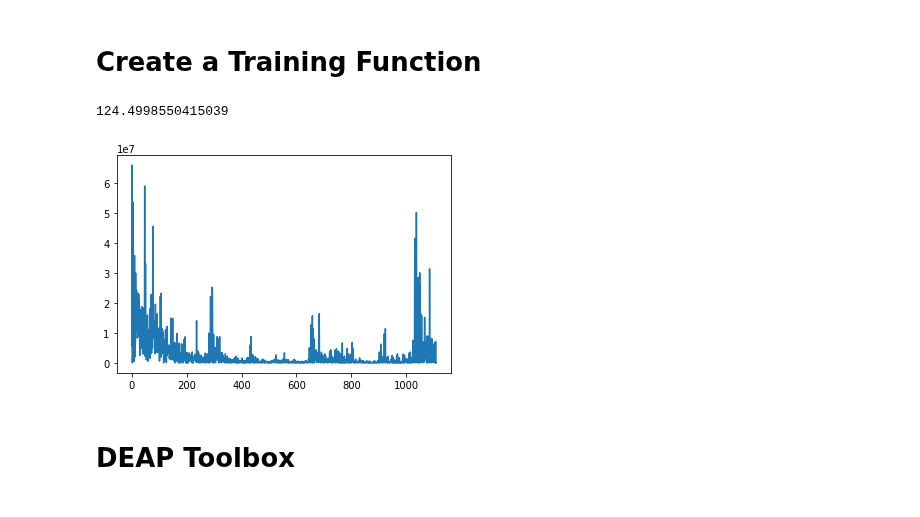
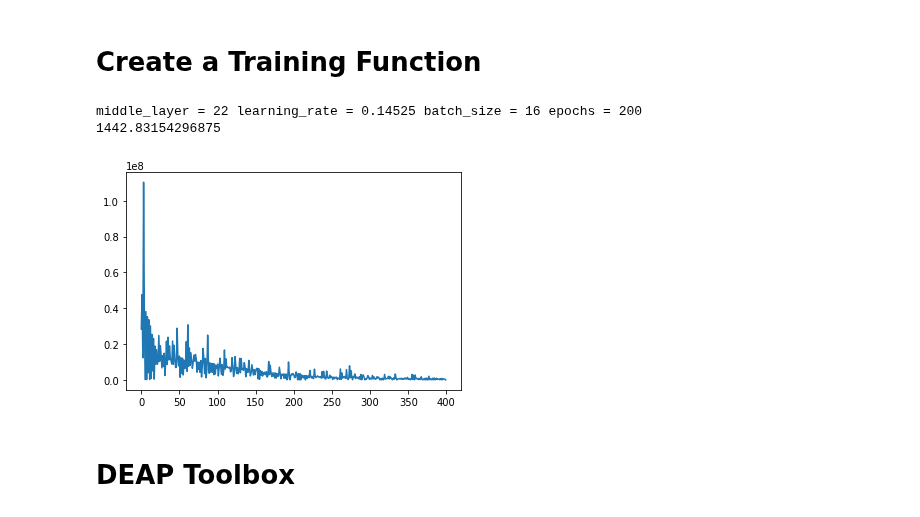
Before and after one commit to cxbxmxcx/Evolutionary-Deep-Learning, a Jupyter notebook: EDL_5_PSO_HPO.ipynb, the cells around one changed output. Drawn from its saved outputs; the diff is of its cells as text; code cells hidden in the pictures.

```diff
--- a/EDL_5_PSO_HPO.ipynb
+++ b/EDL_5_PSO_HPO.ipynb
@@ -69,8 +70,14 @@ class HyperparametersEC(object):
     out = ""
     for d in self.hparms:
       ds = self.__dict__[d]
-      out += f"{d} = {ds}\n"
+      out += f"{d} = {ds} "
     return out
+
+  def values(self):
+    vals = []
+    for d in self.hparms:
+      vals.append(self.__dict__[d])
+    return vals
 
   def size(self):
     return len(self.hparms)
@@ -100,21 +107,21 @@ def linespace_int(min,max):
     i = yield
     i = (clamp(i, -1.0, 1.0) + 1.0) / 2.0
     yield int(i * rnge) + min
+
+def static(val):
+  while True:
+    yield val
 # %% [markdown]
 # Create the HyperparamtersEC Object
 # %%
 #@title Instantiate the HPO
 hp = HyperparametersEC(
-  middle_layer = linespace_int(12, 64),
-  learning_rate = linespace(3.5e-03,3.5e-01),
-  batch_size = linespace_int(4, 16),
-  epochs = linespace_int(100,400)
+  middle_layer = linespace_int(8, 64),
+  learning_rate = linespace(3.5e-02,3.5e-01),
+  batch_size = static(16),
+  epochs = static(200)
 )
 
-cuda = True if torch.cuda.is_available() else False
-print("Using CUDA" if cuda else "Not using CUDA")
-Tensor = torch.cuda.FloatTensor if cuda else torch.Tensor
-
-ind = [-.5, .75, -.1, .8]
+ind = [-.5, -.3, -.1, .8]
 print(hp.next(ind))
 # %% [output]
@@ -155,6 +165,10 @@ def updateParticle(part, best, phi1, phi2):
 # Create a Training Function
 # %%
 #@title Wrapper Function for DL
+loss_fn = nn.MSELoss()
+if cuda:
+  loss_fn.cuda()
+
 def train_function(hp):
   X = np.reshape(
       np.arange(
@@ -172,41 +186,41 @@ def train_function(hp):
   dataloader = DataLoader(dataset, batch_size= hp.batch_size, shuffle=True) # create your dataloader
 
   model = Net(inputs, hp.middle_layer)
-  loss_fn = nn.MSELoss()
   optimizer = optim.Adam(model.parameters(), lr=hp.learning_rate)
   if cuda:
     model.cuda()
-    loss_fn.cuda()
 
   history=[]
   start = time.time()
   for i in range(hp.epochs):
     for X, y in iter(dataloader):
       # wrap the data in variables
       x_batch = Variable(torch.Tensor(X).type(Tensor))
       y_batch = Variable(torch.Tensor(y).type(Tensor))
       # forward pass
       y_pred = model(x_batch)
       # compute and print loss
       loss = loss_fn(y_pred, y_batch)
       ll = loss.data
       history.append(ll)
       # reset gradients
       optimizer.zero_grad()
       # backwards pass
       loss.backward()
       # step the optimizer - update the weights
       optimizer.step()
   end = time.time() - start
   return end, history, model, hp
 
 hp_in = hp.next(ind)
 span, history, model, hp_out = train_function(hp_in)
+print(hp_in)
 plt.plot(history)
 print(min(history).item())
 # %% [output]
-124.4998550415039
+middle_layer = 22 learning_rate = 0.14525 batch_size = 16 epochs = 200
+1442.83154296875
-[figure, old version]
+[figure, new version]
 # %% [markdown]
 # DEAP Toolbox
 # %%
```
Also changed, not shown: parts of 5 cells of this notebook.
